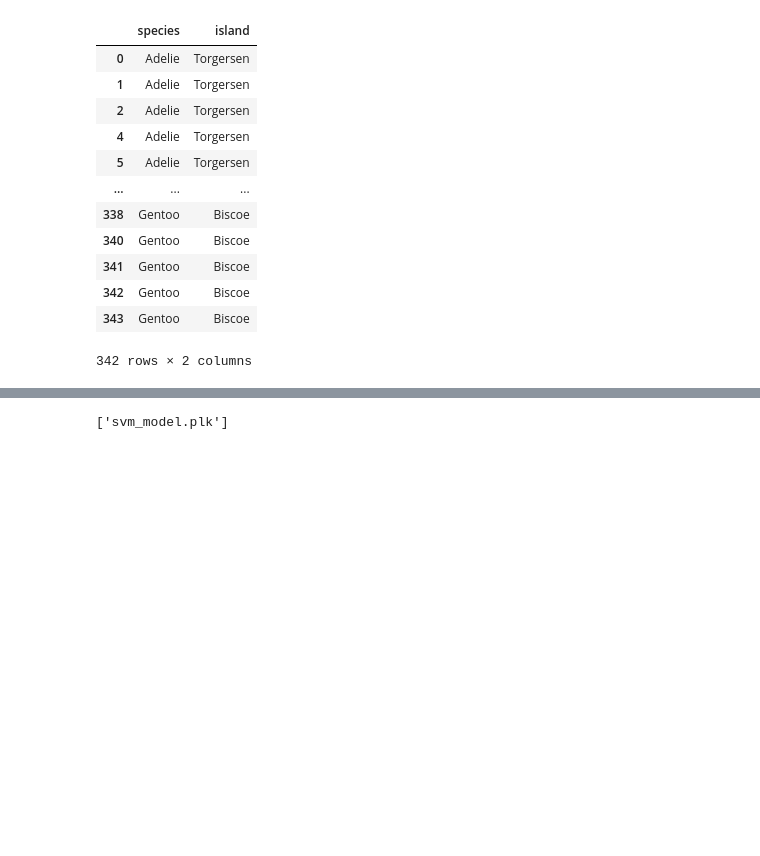
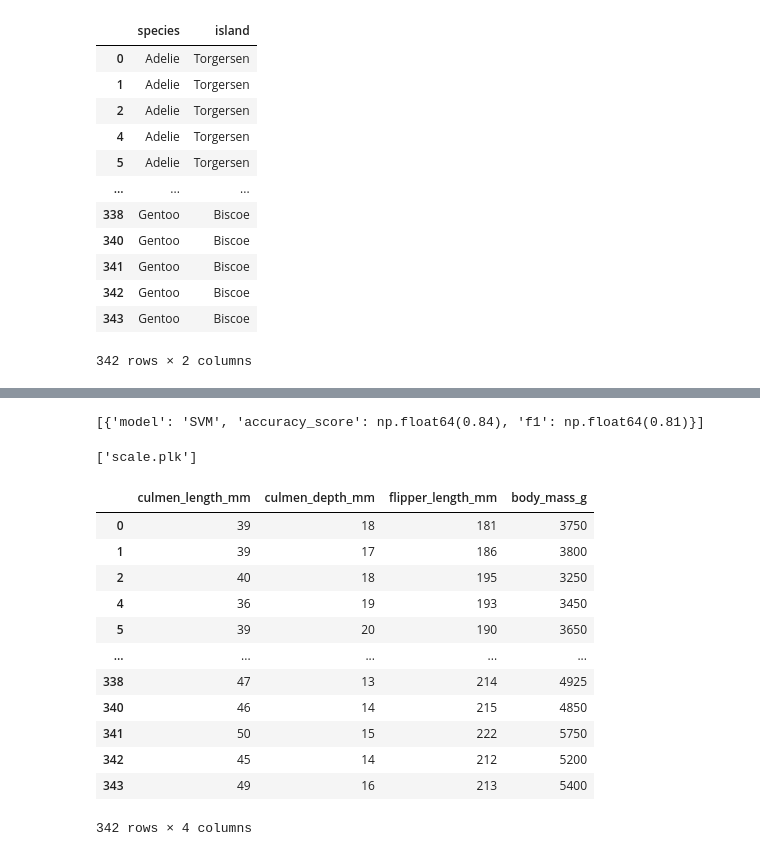
Before and after one commit to Karthik5412/Penguin-Species-Classification-Model, a Jupyter notebook: notebook.ipynb, the cells around one changed output, grey strips where cells are left out. Drawn from its saved outputs; the diff is of its cells as text; code cells hidden in the pictures; blank space fills up the shorter version.

```diff
--- a/notebook.ipynb
+++ b/notebook.ipynb
@@ -362,6 +381,27 @@ for i in result_l:
+# %%
+result_knn
+# %% [output]
+[{'model': 'SVM', 'accuracy_score': np.float64(0.84), 'f1': np.float64(0.81)}]
 # %%
 import joblib
 
-joblib.dump(model_o['SVM'],'svm_model.plk')
+joblib.dump(multi,'knn_model.plk')
+joblib.dump(scale,'scale.plk')
 # %% [output]
-['svm_model.plk']
+['scale.plk']
+# %%
+x_label
+# %% [output]
+|  | culmen_length_mm | culmen_depth_mm | flipper_length_mm | body_mass_g |
+| 0 | 39 | 18 | 181 | 3750 |
+| 1 | 39 | 17 | 186 | 3800 |
+| 2 | 40 | 18 | 195 | 3250 |
+| 4 | 36 | 19 | 193 | 3450 |
+| 5 | 39 | 20 | 190 | 3650 |
+| ... | ... | ... | ... | ... |
+| 338 | 47 | 13 | 214 | 4925 |
+| 340 | 46 | 14 | 215 | 4850 |
+| 341 | 50 | 15 | 222 | 5750 |
+| 342 | 45 | 14 | 212 | 5200 |
+| 343 | 49 | 16 | 213 | 5400 |
+342 rows × 4 columns
```
Also changed, not shown: parts of 9 cells of this notebook.
